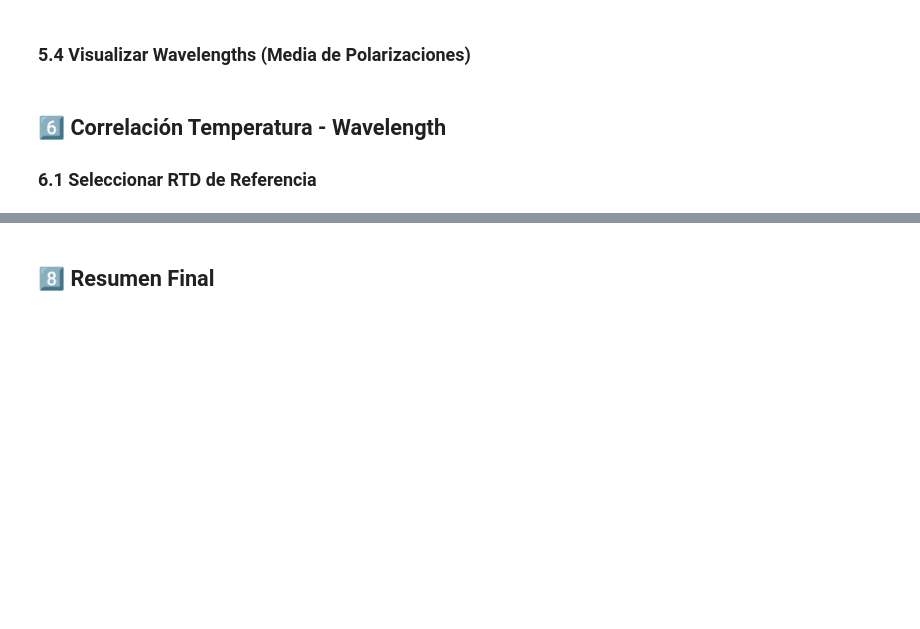
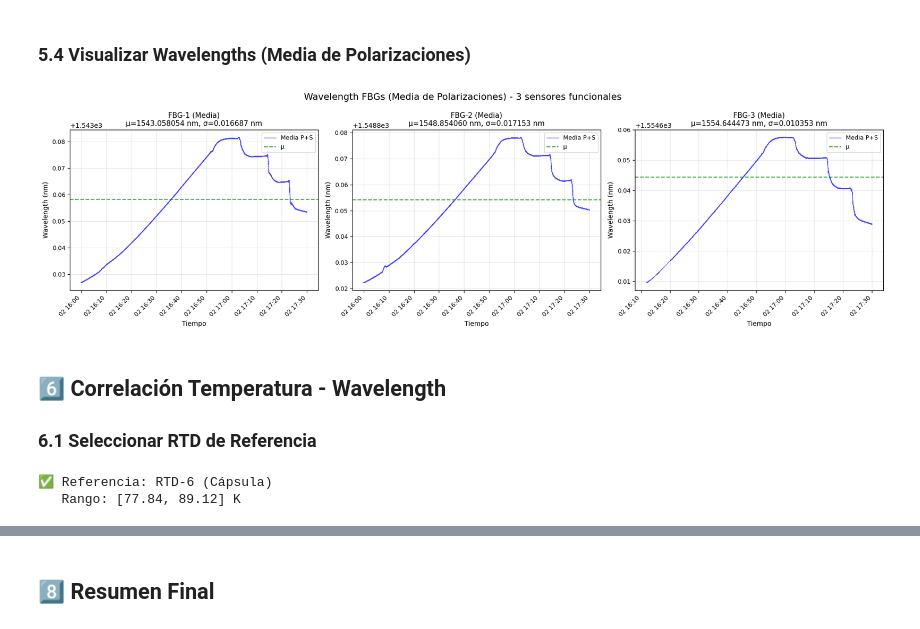
Before and after one commit to garpol/rtd-calibration-ana, a Jupyter notebook: FBG_Sensitivity_Analysis/Analisis_FBG_4sensores_20270202.ipynb, the cells around one changed output, grey strips where cells are left out. Cells and saved outputs as stored; diff of their text form; code cells hidden in the pictures; blank space fills up the shorter version.

```diff
--- a/FBG_Sensitivity_Analysis/Analisis_FBG_4sensores_20270202.ipynb
+++ b/FBG_Sensitivity_Analysis/Analisis_FBG_4sensores_20270202.ipynb
@@ -321,10 +454,11 @@ for label, data in fbg_filtered_data.items():
 # %% [markdown]
 ### 5.3 Calcular Media de Polarizaciones
 # %%
-# Calcular media P+S para cada sensor
+# Calcular media P+S para cada sensor (solo sensores funcionales: 1, 2, 3)
+# FBG-4 omitido (sin datos)
 fbg_mean_data = {}
 
-for sensor_num in [1, 2, 3, 4]:
+for sensor_num in [1, 2, 3]:  # Solo sensores funcionales (FBG-4 excluido)
     label_p = f"FBG-{sensor_num}-P"
     label_s = f"FBG-{sensor_num}-S"
     label_mean = f"FBG-{sensor_num}-Mean"
@@ -336,6 +470,11 @@ for sensor_num in [1, 2, 3, 4]:
     times_s = data_s["timestamps"]
     wav_p = data_p["wavelength"]
     wav_s = data_s["wavelength"]
+
+    # Verificar que hay datos válidos
+    if len(times_p) == 0 or len(times_s) == 0:
+        print(f"⚠️ FBG-{sensor_num} no tiene datos suficientes, omitiendo...")
+        continue
 
     # Interpolar S a tiempos de P
     times_p_sec = np.array([t.timestamp() for t in times_p])
@@ -354,7 +493,7 @@ for sensor_num in [1, 2, 3, 4]:
         "sensor_num": sensor_num
     }
 
-print("✅ Medias calculadas (P+S)/2")
+print("✅ Medias calculadas (P+S)/2 para sensores funcionales")
 print(f"\n{'Sensor':<15} {'Mean (nm)':<15} {'Std (nm)':<15} {'N puntos'}")
 print("="*65)
 for label, data in fbg_mean_data.items():
@@ -362,31 +509,44 @@ for label, data in fbg_mean_data.items():
 # %% [markdown]
 ### 5.4 Visualizar Wavelengths (Media de Polarizaciones)
 # %%
-fig, axes = plt.subplots(2, 2, figsize=(16, 10))
-axes = axes.flatten()
+# Ajustar layout para 3 sensores (FBG-4 omitido)
+n_sensors = len(fbg_mean_data)
+if n_sensors == 3:
+    fig, axes = plt.subplots(1, 3, figsize=(18, 5))
+elif n_sensors == 4:
+    fig, axes = plt.subplots(2, 2, figsize=(16, 10))
+else:
+    fig, axes = plt.subplots(1, n_sensors, figsize=(6*n_sensors, 5))
+
+if n_sensors == 1:
+    axes = [axes]
+else:
+    axes = axes.flatten()
 
 for idx, (label, data) in enumerate(fbg_mean_data.items()):
     times_fbg = data["timestamps"]
     wav_fbg = data["wavelength"]
     sensor_num = data["sensor_num"]
 
     axes[idx].plot(times_fbg, wav_fbg, 'b-', linewidth=0.8, alpha=0.7, label='Media P+S')
     axes[idx].axhline(data['mean'], color='g', linestyle='--', linewidth=1.5, alpha=0.7, label='μ')
 
     axes[idx].set_title(f"FBG-{sensor_num} (Media)\nμ={data['mean']:.6f} nm, σ={data['std']:.6f} nm", fontsize=11)
     axes[idx].set_xlabel('Tiempo', fontsize=10)
     axes[idx].set_ylabel('Wavelength (nm)', fontsize=10)
     axes[idx].grid(True, alpha=0.3)
     axes[idx].legend(fontsize=9)
     axes[idx].tick_params(labelsize=9)
 
     for tick_label in axes[idx].get_xticklabels():
         tick_label.set_rotation(45)
         tick_label.set_ha('right')
 
 plt.tight_layout()
-plt.suptitle('Wavelength FBGs (Media de Polarizaciones)', fontsize=14, y=1.00)
+plt.suptitle(f'Wavelength FBGs (Media de Polarizaciones) - {n_sensors} sensores funcionales', fontsize=14, y=1.02)
 plt.show()
+# %% [output]
+[figure, added]
 # %% [markdown]
 ## 6️⃣ Correlación Temperatura - Wavelength
 
@@ -398,8 +558,11 @@ rtd_ref_name = "RTD-6 (Cápsula)"
 
 temp_ref = temp_filtered[:, rtd_ref_idx]
 mask_temp_valid = temp_ref > 0
-times_temp_ref = times_filtered[mask_temp_valid]
+times_temp_ref = times_temp_filtered[mask_temp_valid]
 temp_ref_valid = temp_ref[mask_temp_valid]
 
 print(f"✅ Referencia: {rtd_ref_name}")
 print(f"   Rango: [{np.min(temp_ref_valid):.2f}, {np.max(temp_ref_valid):.2f}] K")
+# %% [output]
+✅ Referencia: RTD-6 (Cápsula)
+   Rango: [77.84, 89.12] K
```
Also changed, not shown: parts of 21 cells of this notebook.
